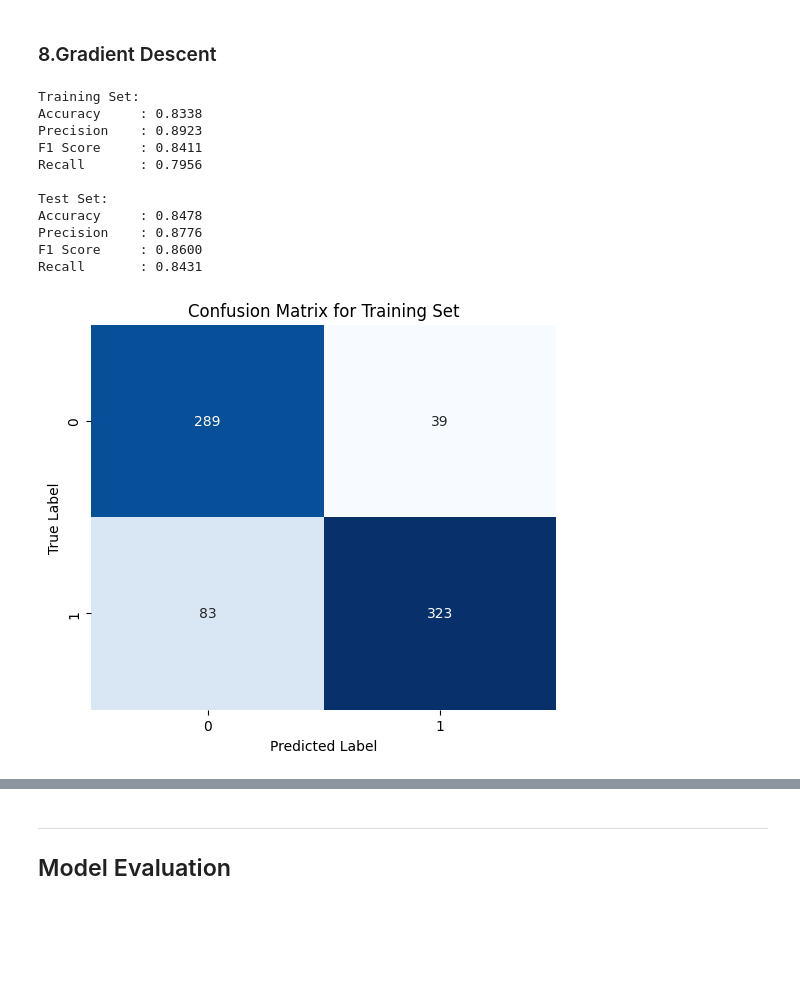
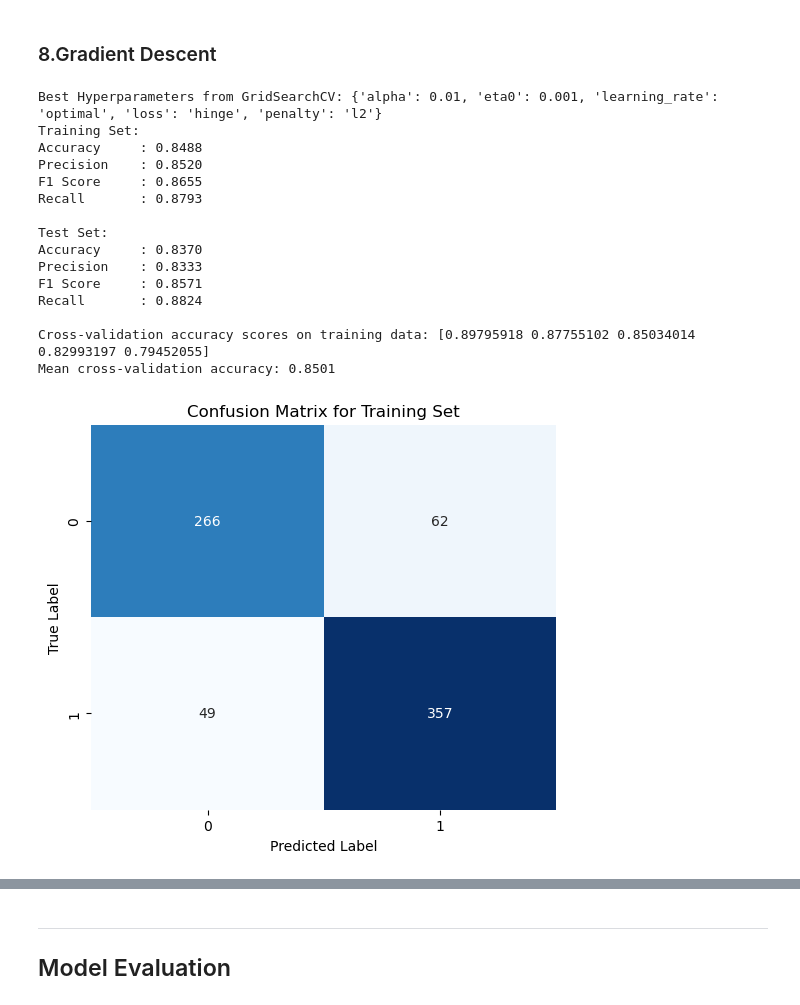
Before and after one commit to Aydenuk/DSML, a Jupyter notebook: feature_implementation/Heart_failure.ipynb, the cells around one changed output, grey strips where cells are left out. Saved outputs shown, nothing was run; the diff lists cells and outputs as text; code cells hidden in the pictures; blank space fills up the shorter version.

```diff
--- a/feature_implementation/Heart_failure.ipynb
+++ b/feature_implementation/Heart_failure.ipynb
@@ -878,43 +941,76 @@ Mean cross-validation accuracy: 0.8160
 # %%
 """
 Gradient Descent Model
 Author: deng.wei
 Date: 4.15
 Function: Implementation and evaluation of a gradient-based model
 """
 
 from sklearn.linear_model import SGDClassifier
+from sklearn.model_selection import GridSearchCV, cross_val_score
+from sklearn.metrics import confusion_matrix
+import matplotlib.pyplot as plt
 
 
-sgd = SGDClassifier(loss='log_loss', random_state=42)
-sgd.fit(X_train, y_train)
+# Hyperparameter tuning using GridSearchCV
+param_grid = {
+    'loss': ['log_loss', 'hinge', 'perceptron'],  # Corrected loss function
+    'alpha': [0.0001, 0.001, 0.01, 0.1],    # Regularization strength (L2 regularization)
+    'penalty': ['l2', 'l1', 'elasticnet'],   # Type of regularization
+    'learning_rate': ['constant', 'optimal', 'invscaling'],  # Learning rate schedule
+    'eta0': [0.001, 0.01, 0.1]               # Learning rate initialization, must be > 0
+}
 
-y_train_pred = sgd.predict(X_train)
-y_test_pred = sgd.predict(X_test)
-y_test_score = sgd.decision_function(X_test)
+# Initialize GridSearchCV for hyperparameter tuning
+grid_search = GridSearchCV(SGDClassifier(random_state=42), param_grid, cv=5)
+grid_search.fit(X_train, y_train)  # Use training set for hyperparameter tuning
 
-evaluate_model_basic(y_train, y_train_pred, y_test, y_test_pred)
+# Get the best hyperparameters from GridSearchCV
+best_params = grid_search.best_params_
+print(f"\nBest Hyperparameters from GridSearchCV: {best_params}")
 
-cm_train = confusion_matrix(y_train, y_train_pred)
-cm_test = confusion_matrix(y_test, y_test_pred)
+# Retrain the model with the best hyperparameters
+sgd_best = grid_search.best_estimator_
+sgd_best.fit(X_train, y_train)
+
+# Predictions with the best model
+y_train_pred_best = sgd_best.predict(X_train)
+y_test_pred_best = sgd_best.predict(X_test)
+y_test_score = sgd_best.decision_function(X_test)
+
+# Evaluate the model with best hyperparameters using public evaluation function
+evaluate_model_basic(y_train, y_train_pred_best, y_test, y_test_pred_best)
+
+# Cross-validation scores on training data
+cross_val_scores = cross_val_score(sgd_best, X_train, y_train, cv=5)
+print(f"\nCross-validation accuracy scores on training data: {cross_val_scores}")
+print(f"Mean cross-validation accuracy: {cross_val_scores.mean():.4f}")
+
+# Confusion matrices for training and test sets
+cm_train = confusion_matrix(y_train, y_train_pred_best)
+cm_test = confusion_matrix(y_test, y_test_pred_best)
 plot_confusion_matrix(cm_train, title="Confusion Matrix for Training Set")
 plot_confusion_matrix(cm_test, title="Confusion Matrix for Test Set")
 
 # Save model scores
-save_model_scores(y_train, y_train_pred, y_test, y_test_pred, "Gradient Descent", None, y_test_score)
+save_model_scores(y_train, y_train_pred_best, y_test, y_test_pred_best, "Gradient Descent", cross_val_scores.mean(), y_test_score)
 # %% [output]
+Best Hyperparameters from GridSearchCV: {'alpha': 0.01, 'eta0': 0.001, 'learning_rate': 'optimal', 'loss': 'hinge', 'penalty': 'l2'}
 Training Set:
-Accuracy     : 0.8338
-Precision    : 0.8923
-F1 Score     : 0.8411
-Recall       : 0.7956
+Accuracy     : 0.8488
+Precision    : 0.8520
+F1 Score     : 0.8655
+Recall       : 0.8793
 
 Test Set:
-Accuracy     : 0.8478
-Precision    : 0.8776
-F1 Score     : 0.8600
-Recall       : 0.8431
+Accuracy     : 0.8370
+Precision    : 0.8333
+F1 Score     : 0.8571
+Recall       : 0.8824
+
+Cross-validation accuracy scores on training data: [0.89795918 0.87755102 0.85034014 0.82993197 0.79452055]
+Mean cross-validation accuracy: 0.8501
-[figure, old version]
+[figure, new version]
 [figure]
 # %% [markdown]
 ---
```
Also changed, not shown: parts of 8 cells of this notebook.
